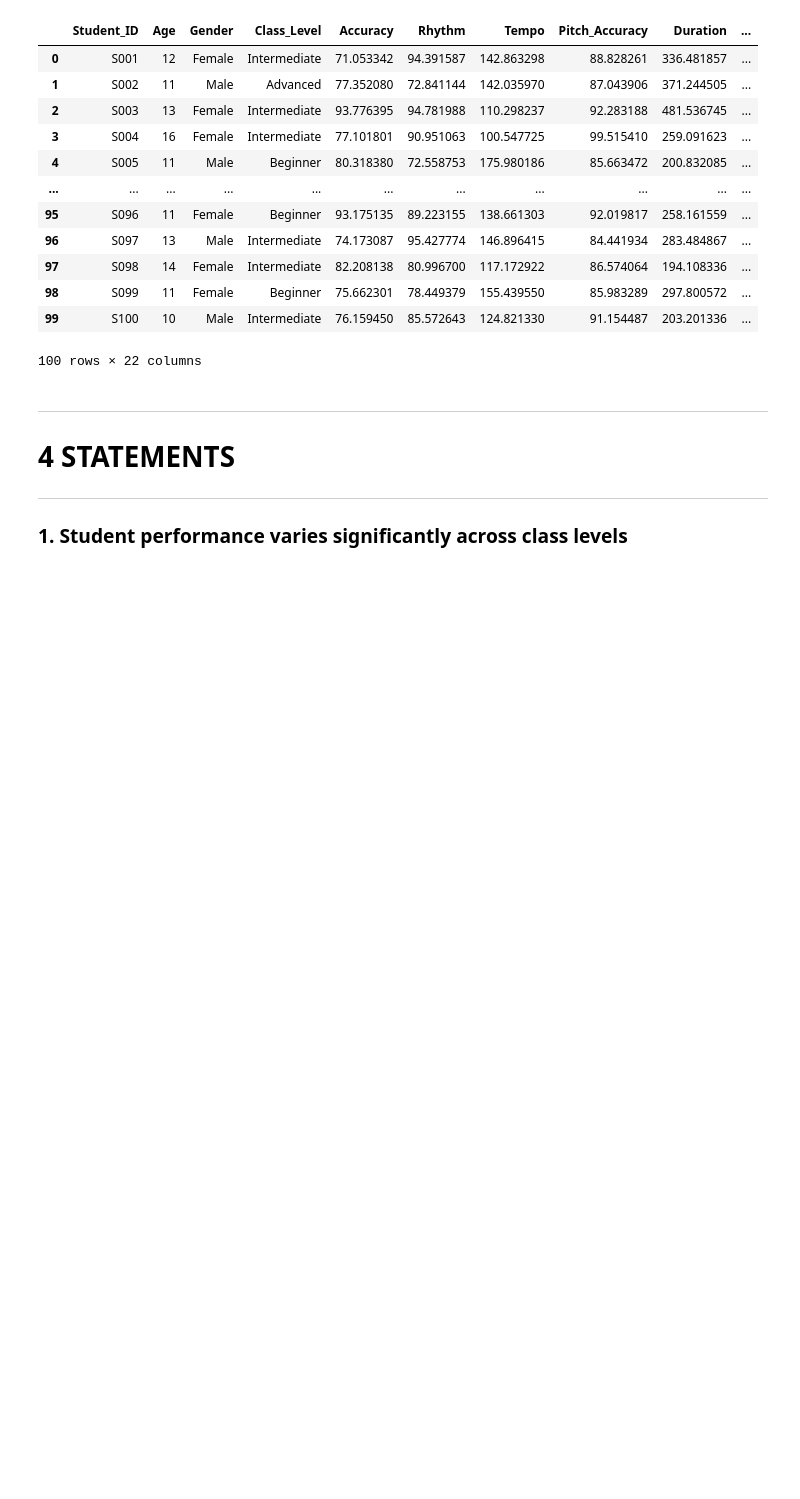
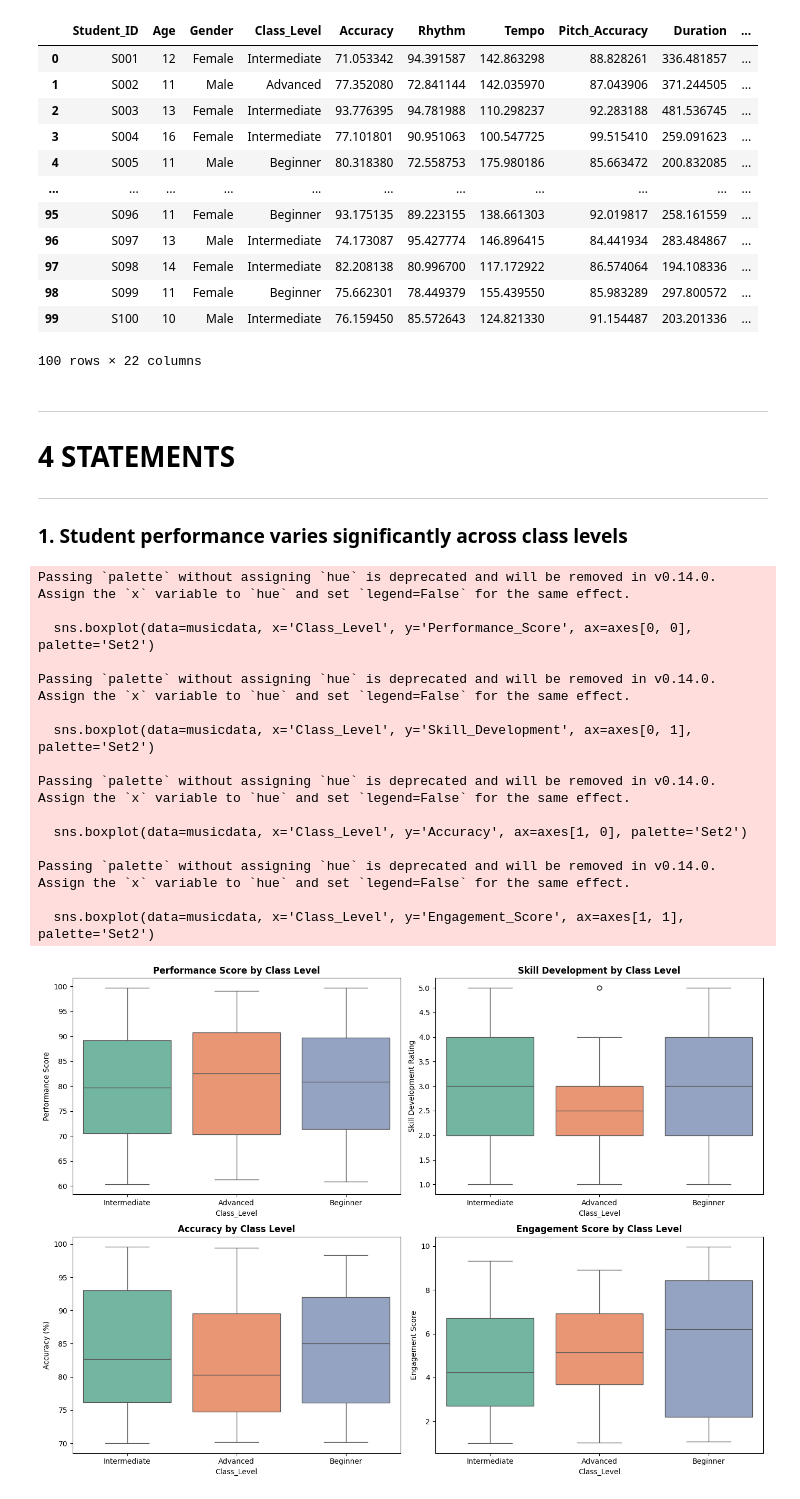
Before and after one commit to bsit2c2025/itcs204_finalsproject_agawin, a Jupyter notebook: ACT4_AGAWIN.ipynb, the cells around one changed output. Drawn from its saved outputs; the diff is of its cells as text; code cells hidden in the pictures; blank space fills up the shorter version.

```diff
--- a/ACT4_AGAWIN.ipynb
+++ b/ACT4_AGAWIN.ipynb
@@ -97,3 +97,52 @@ ___
 ___
 
 ### 1. Student performance varies significantly across class levels
+# %%
+import matplotlib.pyplot as plt
+
+# Create a visualization showing performance variation across class levels
+fig, axes = plt.subplots(2, 2, figsize=(14, 10))
+
+# Box plot for Performance Score by Class Level
+sns.boxplot(data=musicdata, x='Class_Level', y='Performance_Score', ax=axes[0, 0], palette='Set2')
+axes[0, 0].set_title('Performance Score by Class Level', fontsize=12, fontweight='bold')
+axes[0, 0].set_ylabel('Performance Score')
+
+# Box plot for Skill Development by Class Level
+sns.boxplot(data=musicdata, x='Class_Level', y='Skill_Development', ax=axes[0, 1], palette='Set2')
+axes[0, 1].set_title('Skill Development by Class Level', fontsize=12, fontweight='bold')
+axes[0, 1].set_ylabel('Skill Development Rating')
+
+# Box plot for Accuracy by Class Level
+sns.boxplot(data=musicdata, x='Class_Level', y='Accuracy', ax=axes[1, 0], palette='Set2')
+axes[1, 0].set_title('Accuracy by Class Level', fontsize=12, fontweight='bold')
+axes[1, 0].set_ylabel('Accuracy (%)')
+
+# Box plot for Engagement Score by Class Level
+sns.boxplot(data=musicdata, x='Class_Level', y='Engagement_Score', ax=axes[1, 1], palette='Set2')
+axes[1, 1].set_title('Engagement Score by Class Level', fontsize=12, fontweight='bold')
+axes[1, 1].set_ylabel('Engagement Score')
+
+plt.tight_layout()
+plt.show()
+
+# Print summary statistics
+print("\nSummary Statistics by Class Level:\n")
+print(musicdata.groupby('Class_Level')[['Performance_Score', 'Skill_Development', 'Accuracy', 'Engagement_Score']].describe().round(2))
+# %% [output]
+Passing `palette` without assigning `hue` is deprecated and will be removed in v0.14.0. Assign the `x` variable to `hue` and set `legend=False` for the same effect.
+
+  sns.boxplot(data=musicdata, x='Class_Level', y='Performance_Score', ax=axes[0, 0], palette='Set2')
+
+Passing `palette` without assigning `hue` is deprecated and will be removed in v0.14.0. Assign the `x` variable to `hue` and set `legend=False` for the same effect.
+
+  sns.boxplot(data=musicdata, x='Class_Level', y='Skill_Development', ax=axes[0, 1], palette='Set2')
+
+Passing `palette` without assigning `hue` is deprecated and will be removed in v0.14.0. Assign the `x` variable to `hue` and set `legend=False` for the same effect.
+
+  sns.boxplot(data=musicdata, x='Class_Level', y='Accuracy', ax=axes[1, 0], palette='Set2')
+
+Passing `palette` without assigning `hue` is deprecated and will be removed in v0.14.0. Assign the `x` variable to `hue` and set `legend=False` for the same effect.
+
+  sns.boxplot(data=musicdata, x='Class_Level', y='Engagement_Score', ax=axes[1, 1], palette='Set2')
+[figure, added]
```
Also changed, not shown: parts of 12 cells of this notebook.
